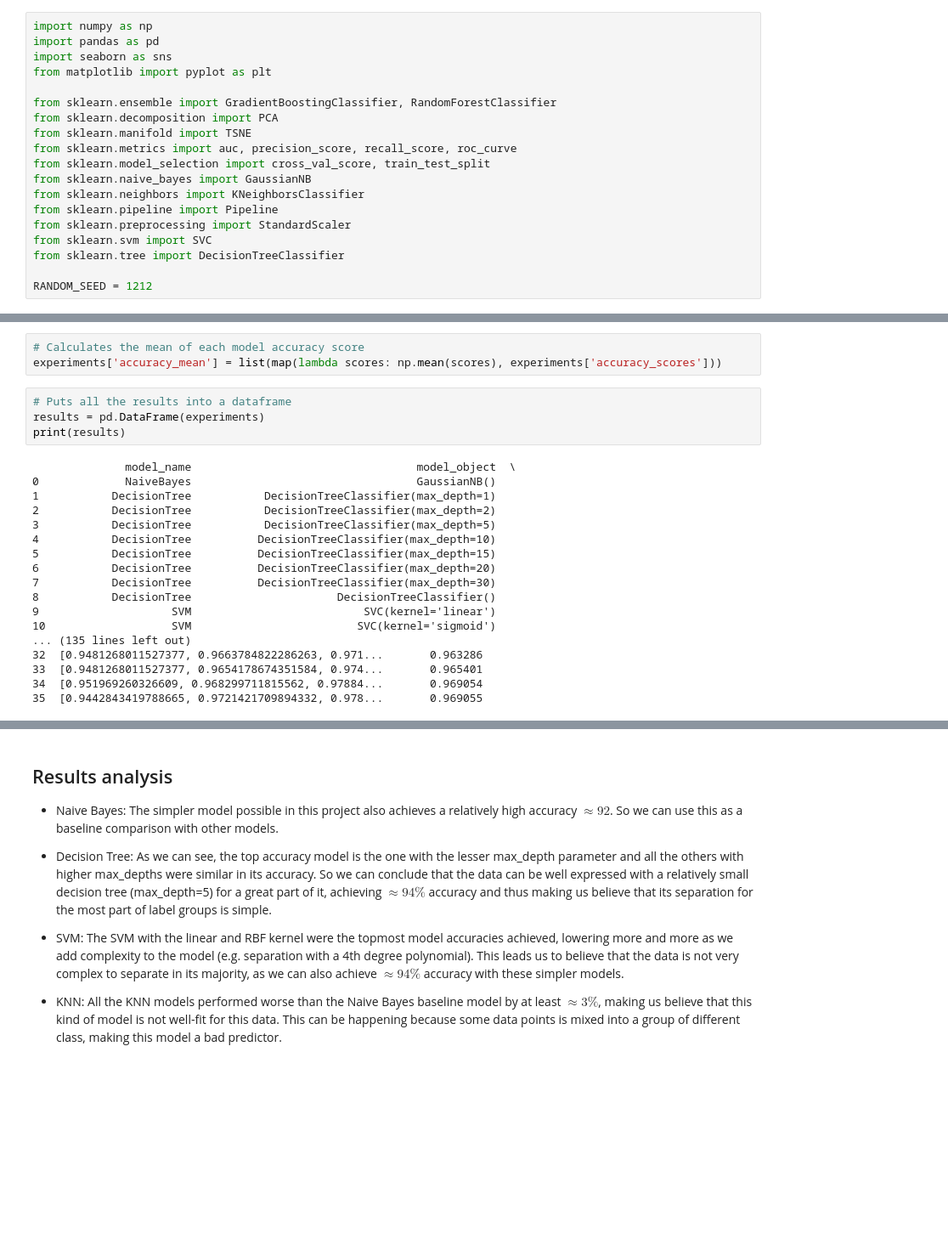
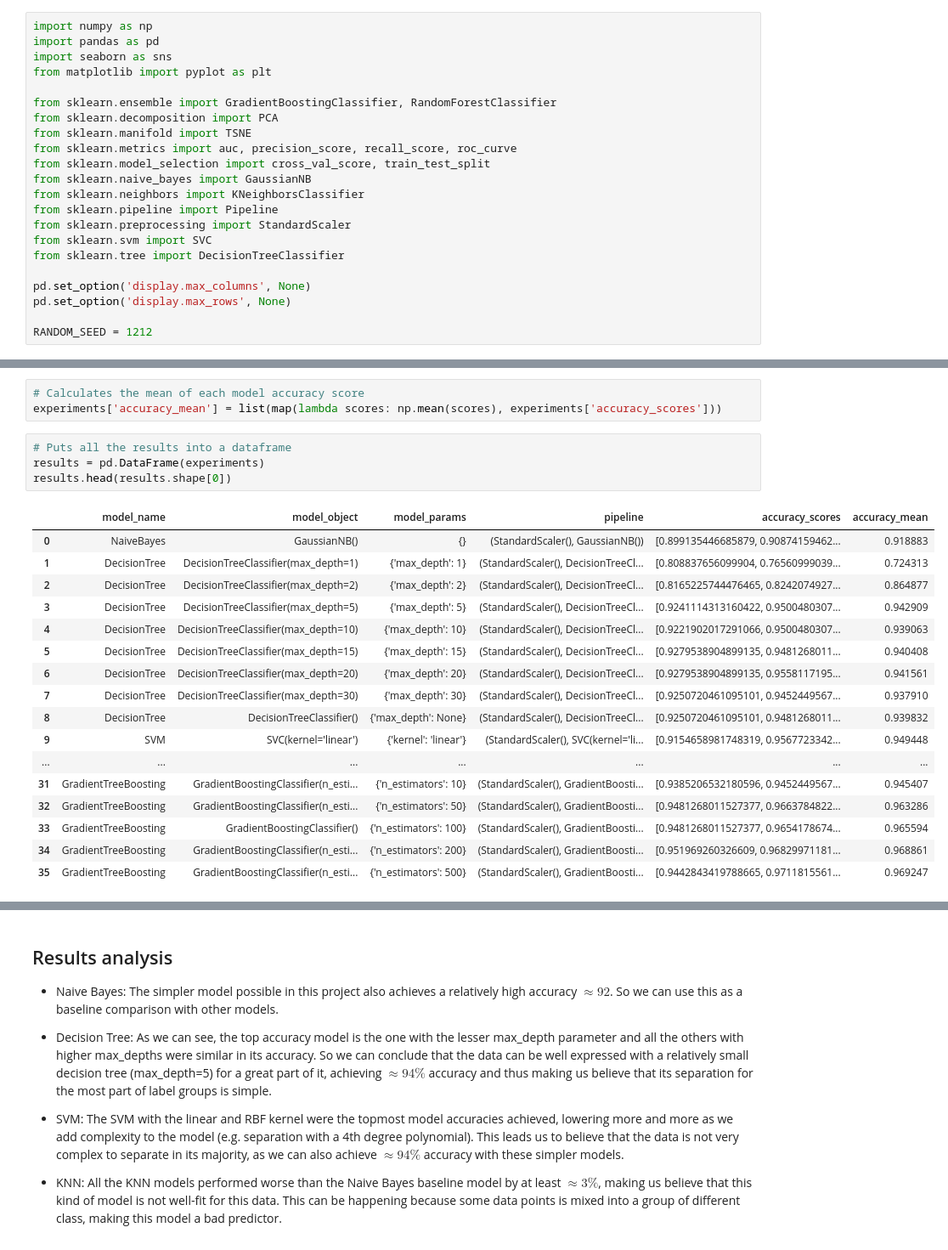
Before and after one commit to ronaldpereira/exoplanets_classification, a Jupyter notebook: exoplanets_classification.ipynb, the cells around one changed output, grey strips where cells are left out. Shown at 85% size. Cells and saved outputs as stored; diff of their text form; blank space fills up the shorter version.

Commit message:
pandas pretty printing with head

```diff
--- a/exoplanets_classification.ipynb
+++ b/exoplanets_classification.ipynb
@@ -16,6 +16,9 @@ from sklearn.preprocessing import StandardScaler
 from sklearn.svm import SVC
 from sklearn.tree import DecisionTreeClassifier
 
+pd.set_option('display.max_columns', None)
+pd.set_option('display.max_rows', None)
+
 RANDOM_SEED = 1212
 # %%
 # Loads the data from the dataset CSV file
@@ -170,24 +172,24 @@ experiments['accuracy_mean'] = list(map(lambda scores: np.mean(scores), experime
 # %%
 # Puts all the results into a dataframe
 results = pd.DataFrame(experiments)
-print(results)
+results.head(results.shape[0])
 # %% [output]
-              model_name                                  model_object  \
-0             NaiveBayes                                  GaussianNB()
-1           DecisionTree           DecisionTreeClassifier(max_depth=1)
-2           DecisionTree           DecisionTreeClassifier(max_depth=2)
-3           DecisionTree           DecisionTreeClassifier(max_depth=5)
-4           DecisionTree          DecisionTreeClassifier(max_depth=10)
-5           DecisionTree          DecisionTreeClassifier(max_depth=15)
-6           DecisionTree          DecisionTreeClassifier(max_depth=20)
-7           DecisionTree          DecisionTreeClassifier(max_depth=30)
-8           DecisionTree                      DecisionTreeClassifier()
-9                    SVM                          SVC(kernel='linear')
-10                   SVM                         SVC(kernel='sigmoid')
-... (135 lines left out)
-32  [0.9481268011527377, 0.9663784822286263, 0.971...       0.963286
-33  [0.9481268011527377, 0.9654178674351584, 0.974...       0.965401
-34  [0.951969260326609, 0.968299711815562, 0.97884...       0.969054
-35  [0.9442843419788665, 0.9721421709894332, 0.978...       0.969055
+|  | model_name | model_object | model_params | pipeline | accuracy_scores | accuracy_mean |
+| 0 | NaiveBayes | GaussianNB() | {} | (StandardScaler(), GaussianNB()) | [0.899135446685879, 0.90874159462... | 0.918883 |
+| 1 | DecisionTree | DecisionTreeClassifier(max_depth=1) | {'max_depth': 1} | (StandardScaler(), DecisionTreeCl... | [0.808837656099904, 0.76560999039... | 0.724313 |
+| 2 | DecisionTree | DecisionTreeClassifier(max_depth=2) | {'max_depth': 2} | (StandardScaler(), DecisionTreeCl... | [0.8165225744476465, 0.8242074927... | 0.864877 |
+| 3 | DecisionTree | DecisionTreeClassifier(max_depth=5) | {'max_depth': 5} | (StandardScaler(), DecisionTreeCl... | [0.9241114313160422, 0.9500480307... | 0.942909 |
+| 4 | DecisionTree | DecisionTreeClassifier(max_depth=10) | {'max_depth': 10} | (StandardScaler(), DecisionTreeCl... | [0.9221902017291066, 0.9500480307... | 0.939063 |
+| 5 | DecisionTree | DecisionTreeClassifier(max_depth=15) | {'max_depth': 15} | (StandardScaler(), DecisionTreeCl... | [0.9279538904899135, 0.9481268011... | 0.940408 |
+| 6 | DecisionTree | DecisionTreeClassifier(max_depth=20) | {'max_depth': 20} | (StandardScaler(), DecisionTreeCl... | [0.9279538904899135, 0.9558117195... | 0.941561 |
+| 7 | DecisionTree | DecisionTreeClassifier(max_depth=30) | {'max_depth': 30} | (StandardScaler(), DecisionTreeCl... | [0.9250720461095101, 0.9452449567... | 0.937910 |
+| 8 | DecisionTree | DecisionTreeClassifier() | {'max_depth': None} | (StandardScaler(), DecisionTreeCl... | [0.9250720461095101, 0.9481268011... | 0.939832 |
+| 9 | SVM | SVC(kernel='linear') | {'kernel': 'linear'} | (StandardScaler(), SVC(kernel='li... | [0.9154658981748319, 0.9567723342... | 0.949448 |
+| ... | ... | ... | ... | ... | ... | ... |
+| 31 | GradientTreeBoosting | GradientBoostingClassifier(n_esti... | {'n_estimators': 10} | (StandardScaler(), GradientBoosti... | [0.9385206532180596, 0.9452449567... | 0.945407 |
+| 32 | GradientTreeBoosting | GradientBoostingClassifier(n_esti... | {'n_estimators': 50} | (StandardScaler(), GradientBoosti... | [0.9481268011527377, 0.9663784822... | 0.963286 |
+| 33 | GradientTreeBoosting | GradientBoostingClassifier() | {'n_estimators': 100} | (StandardScaler(), GradientBoosti... | [0.9481268011527377, 0.9654178674... | 0.965594 |
+| 34 | GradientTreeBoosting | GradientBoostingClassifier(n_esti... | {'n_estimators': 200} | (StandardScaler(), GradientBoosti... | [0.951969260326609, 0.96829971181... | 0.968861 |
+| 35 | GradientTreeBoosting | GradientBoostingClassifier(n_esti... | {'n_estimators': 500} | (StandardScaler(), GradientBoosti... | [0.9442843419788665, 0.9711815561... | 0.969247 |
 # %%
 # Prints the experiments sorting it by accuracy_mean in descending order
```
Also changed, not shown: parts of 3 cells of this notebook.
